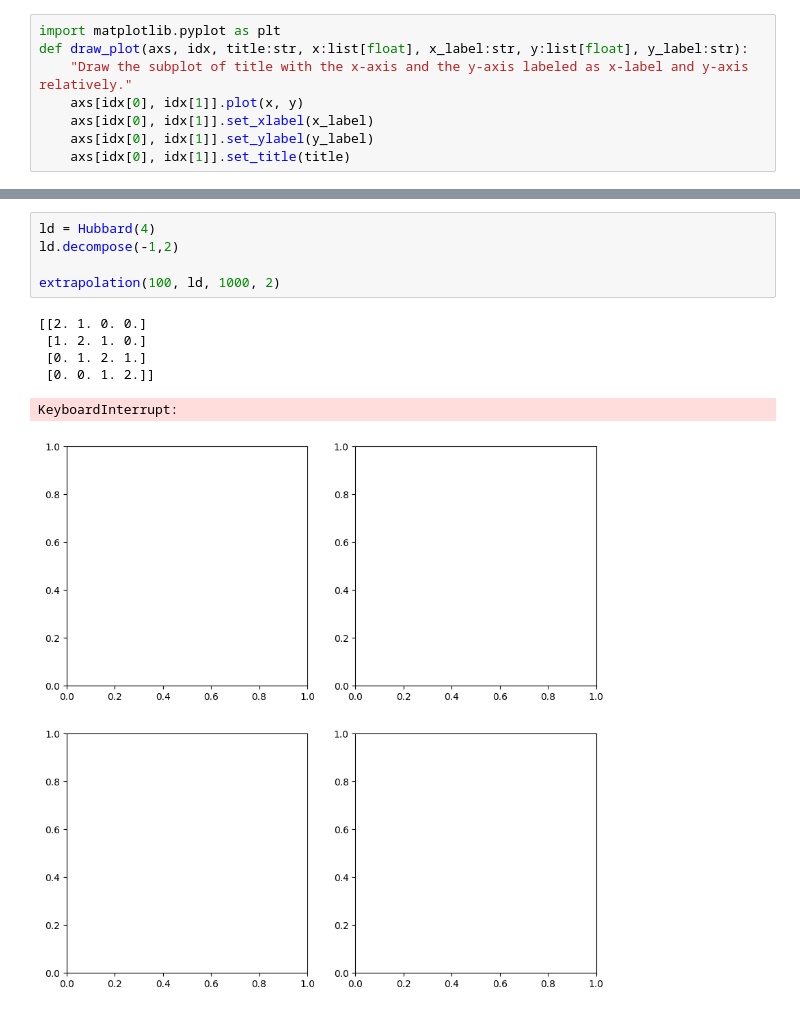
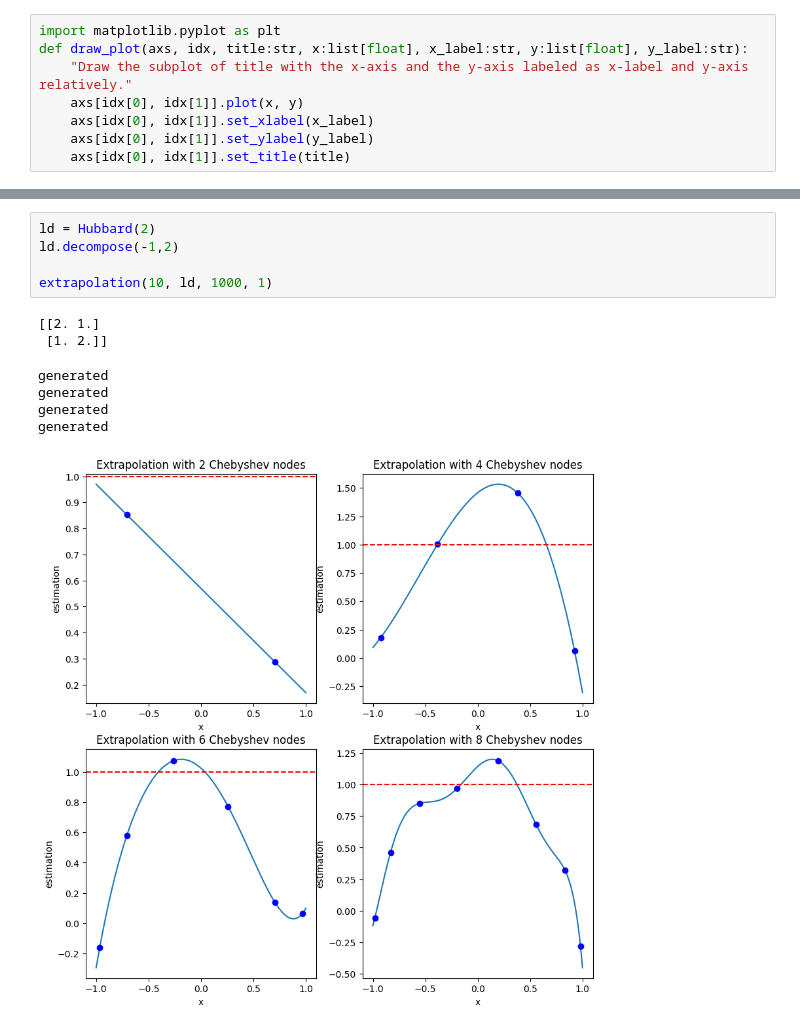
Before and after one commit to Rick0317/qDriftExtraPolation, a Jupyter notebook: jupyter/qdrift.ipynb, the cells around one changed output, grey strips where cells are left out. Cells and saved outputs as stored; diff of their text form.

```diff
--- a/jupyter/qdrift.ipynb
+++ b/jupyter/qdrift.ipynb
@@ -91,12 +92,13 @@ generated
 # %%
-ld = Hubbard(4)
+ld = Hubbard(2)
 ld.decompose(-1,2)
 
-extrapolation(100, ld, 1000, 2)
+extrapolation(10, ld, 1000, 1)
 # %% [output]
-[[2. 1. 0. 0.]
- [1. 2. 1. 0.]
- [0. 1. 2. 1.]
- [0. 0. 1. 2.]]
+[[2. 1.]
+ [1. 2.]]
-KeyboardInterrupt:
+generated
+generated
+generated
+generated
-[figure, old version]
+[figure, new version]
```
Also changed, not shown: parts of 2 cells of this notebook, 2 other files.
